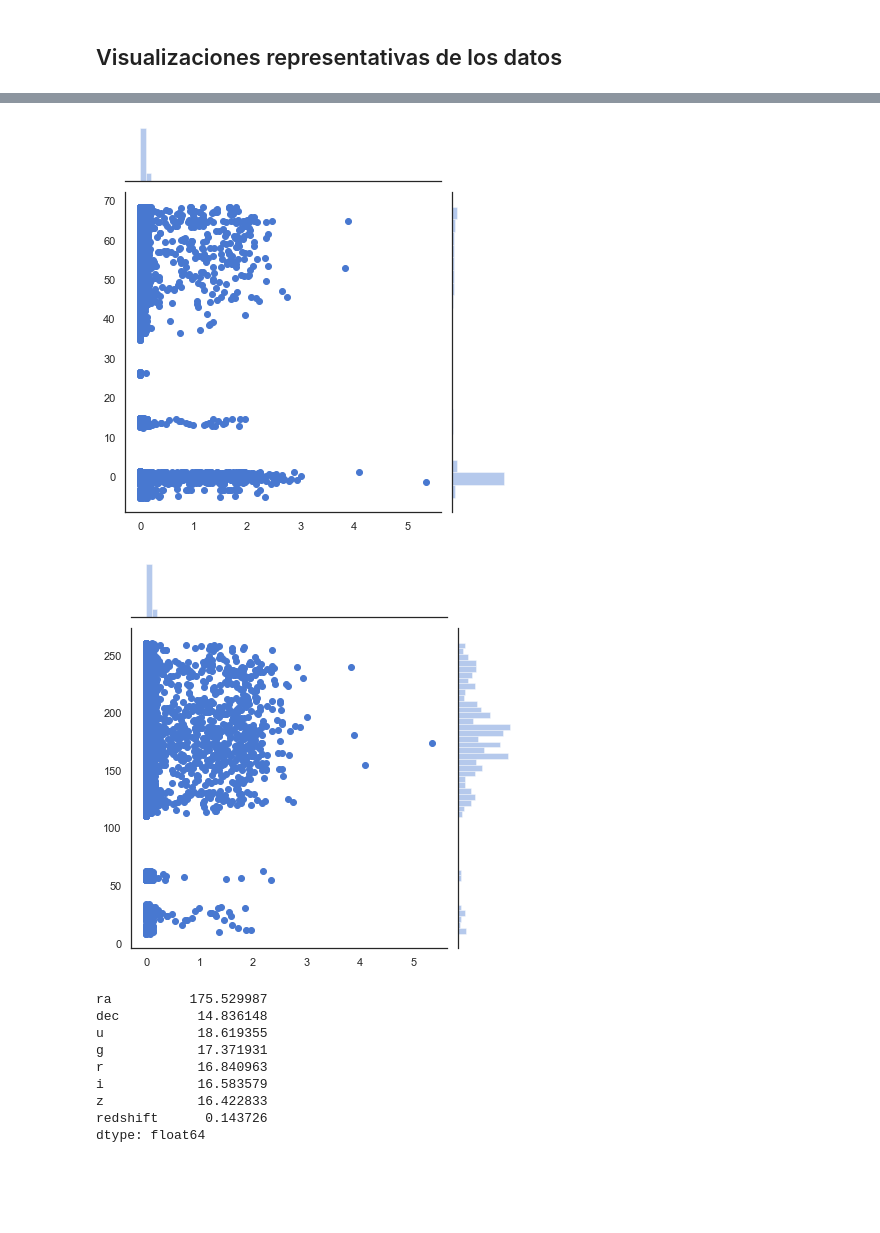
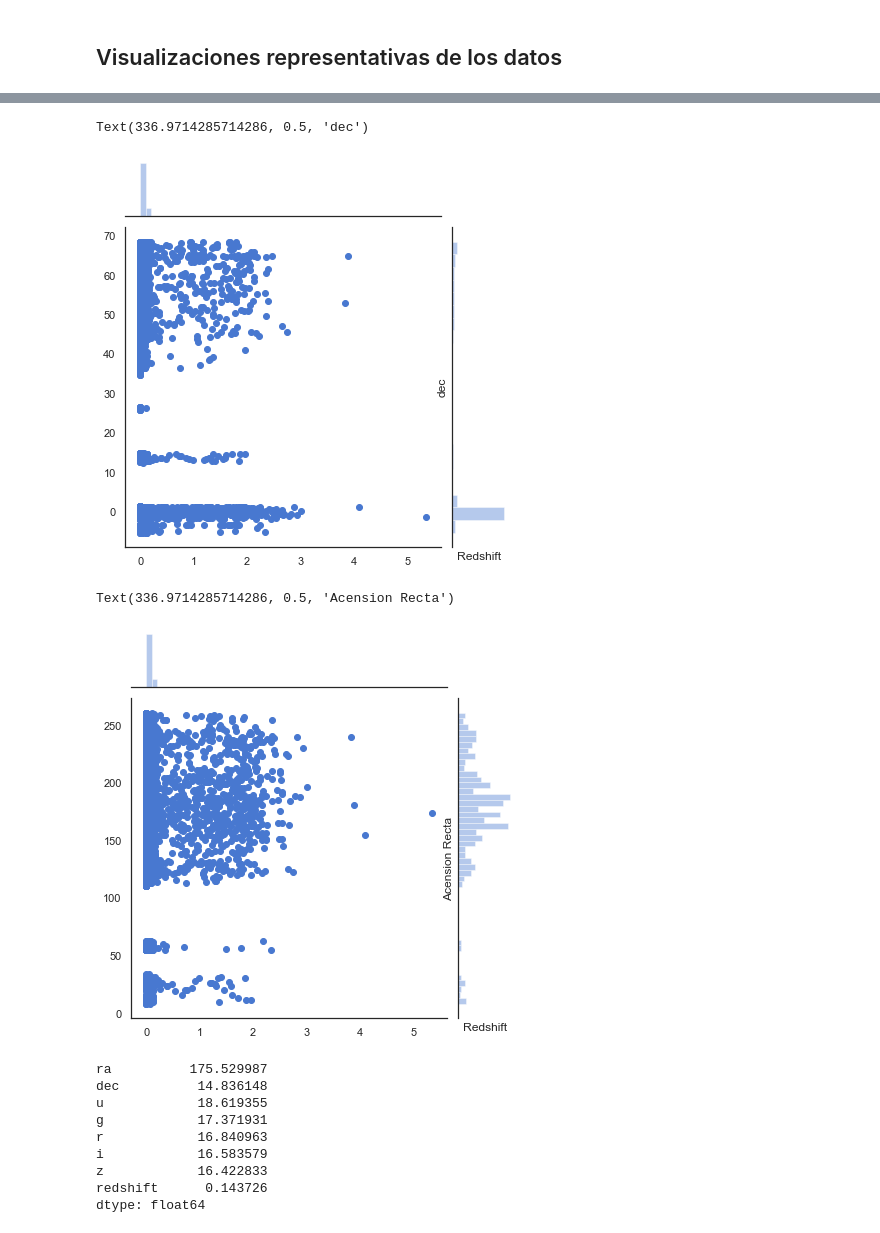
Before and after one commit to HeinzSch/Machine-Learning-Homework, a Jupyter notebook: Homework Astronomic.ipynb, the cells around one changed output, grey strips where cells are left out. Drawn from its saved outputs; the diff is of its cells as text; code cells hidden in the pictures; blank space fills up the shorter version.

```diff
--- a/Homework Astronomic.ipynb
+++ b/Homework Astronomic.ipynb
@@ -131,12 +151,18 @@ sns.jointplot(X["redshift"].values, X["z"].values, data=X);
 # %%
 sns.jointplot(X["redshift"].values, X["dec"].values, data=X);
-#candidato arbol
+plt.xlabel("Redshift")
+plt.ylabel("dec")
+#candidato a arbol
 # %% [output]
+Text(336.9714285714286, 0.5, 'dec')
-[figure, old version]
+[figure, new version]
 # %%
 sns.jointplot(X["redshift"].values, X["ra"].values, data=X);
+plt.xlabel("Redshift")
+plt.ylabel("Acension Recta")
 # %% [output]
+Text(336.9714285714286, 0.5, 'Acension Recta')
-[figure, old version]
+[figure, new version]
 # %%
 X.mean()
 # %% [output]
```
Also changed, not shown: parts of 42 cells of this notebook, 3 other files.
